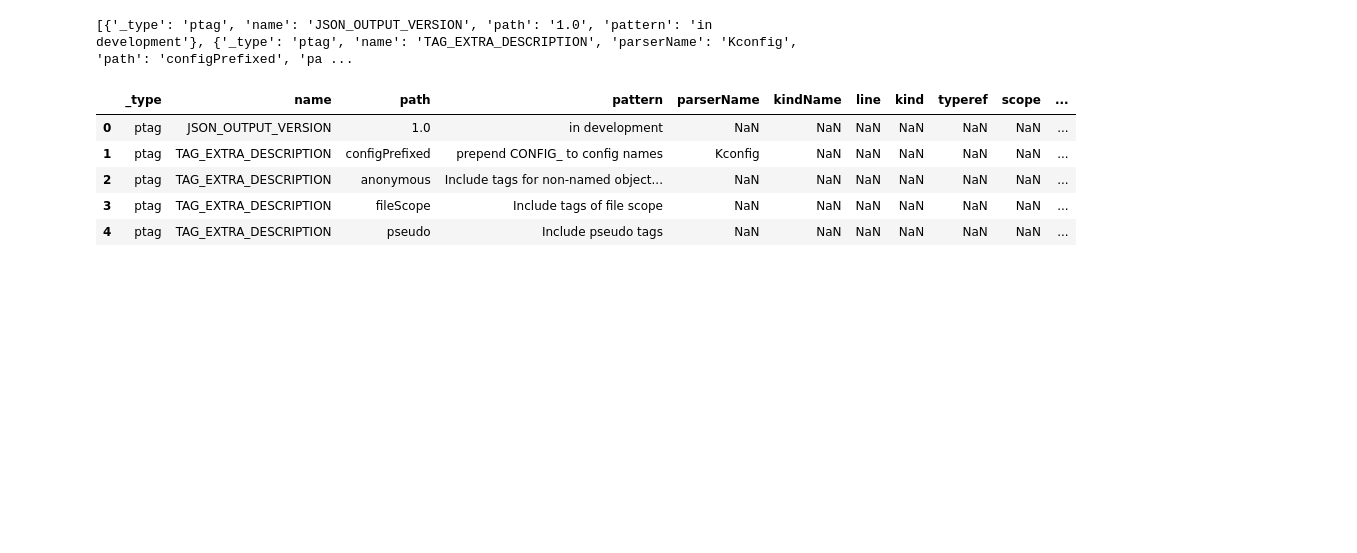
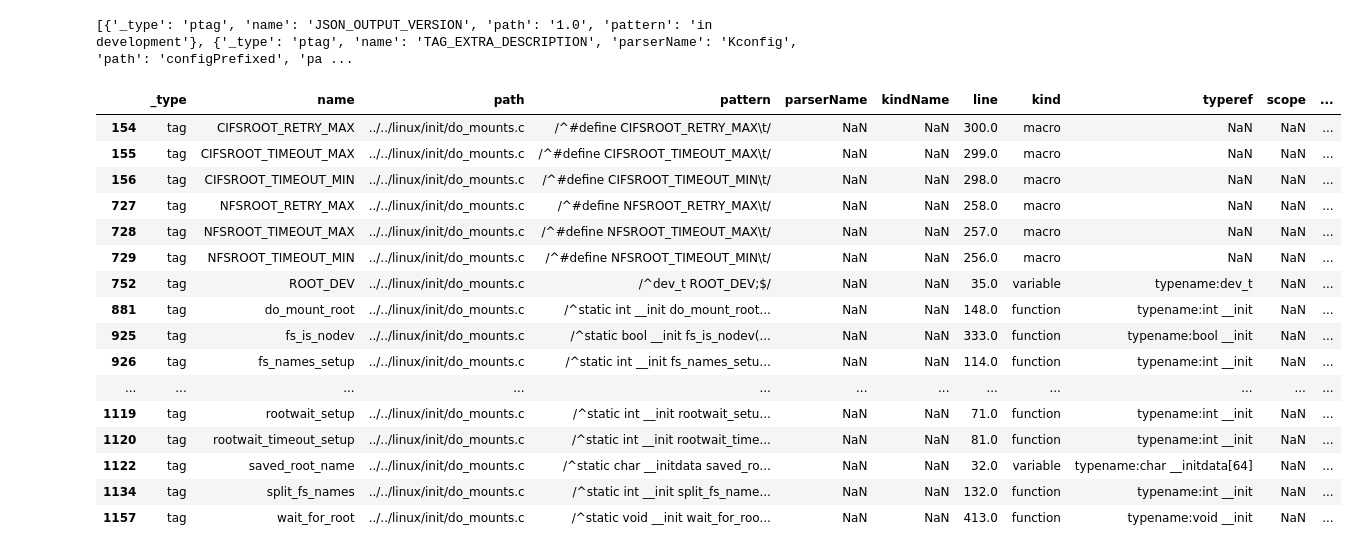
Before and after one commit to auto-d/forklift, a Jupyter notebook: notebooks/experimentation.ipynb, the cells around one changed output. Cells and saved outputs as stored; diff of their text form; code cells hidden in the pictures; blank space fills up the shorter version.

```diff
--- a/notebooks/experimentation.ipynb
+++ b/notebooks/experimentation.ipynb
@@ -291,12 +291,25 @@ print(data)
 [{'_type': 'ptag', 'name': 'JSON_OUTPUT_VERSION', 'path': '1.0', 'pattern': 'in development'}, {'_type': 'ptag', 'name': 'TAG_EXTRA_DESCRIPTION', 'parserName': 'Kconfig', 'path': 'configPrefixed', 'pa ...
 # %%
 df = pd.DataFrame(data)
+# %%
+df.drop(df[df._type != 'tag'].index, inplace=True)
 # %%
-df.head()
+df[df.path == "../../linux/init/do_mounts.c"]
 # %% [output]
 |  | _type | name | path | pattern | parserName | kindName | line | kind | typeref | scope | ... |
-| 0 | ptag | JSON_OUTPUT_VERSION | 1.0 | in development | NaN | NaN | NaN | NaN | NaN | NaN | ... |
-| 1 | ptag | TAG_EXTRA_DESCRIPTION | configPrefixed | prepend CONFIG_ to config names | Kconfig | NaN | NaN | NaN | NaN | NaN | ... |
-| 2 | ptag | TAG_EXTRA_DESCRIPTION | anonymous | Include tags for non-named object... | NaN | NaN | NaN | NaN | NaN | NaN | ... |
-| 3 | ptag | TAG_EXTRA_DESCRIPTION | fileScope | Include tags of file scope | NaN | NaN | NaN | NaN | NaN | NaN | ... |
-| 4 | ptag | TAG_EXTRA_DESCRIPTION | pseudo | Include pseudo tags | NaN | NaN | NaN | NaN | NaN | NaN | ... |
+| 154 | tag | CIFSROOT_RETRY_MAX | ../../linux/init/do_mounts.c | /^#define CIFSROOT_RETRY_MAX\t/ | NaN | NaN | 300.0 | macro | NaN | NaN | ... |
+| 155 | tag | CIFSROOT_TIMEOUT_MAX | ../../linux/init/do_mounts.c | /^#define CIFSROOT_TIMEOUT_MAX\t/ | NaN | NaN | 299.0 | macro | NaN | NaN | ... |
+| 156 | tag | CIFSROOT_TIMEOUT_MIN | ../../linux/init/do_mounts.c | /^#define CIFSROOT_TIMEOUT_MIN\t/ | NaN | NaN | 298.0 | macro | NaN | NaN | ... |
+| 727 | tag | NFSROOT_RETRY_MAX | ../../linux/init/do_mounts.c | /^#define NFSROOT_RETRY_MAX\t/ | NaN | NaN | 258.0 | macro | NaN | NaN | ... |
+| 728 | tag | NFSROOT_TIMEOUT_MAX | ../../linux/init/do_mounts.c | /^#define NFSROOT_TIMEOUT_MAX\t/ | NaN | NaN | 257.0 | macro | NaN | NaN | ... |
+| 729 | tag | NFSROOT_TIMEOUT_MIN | ../../linux/init/do_mounts.c | /^#define NFSROOT_TIMEOUT_MIN\t/ | NaN | NaN | 256.0 | macro | NaN | NaN | ... |
+| 752 | tag | ROOT_DEV | ../../linux/init/do_mounts.c | /^dev_t ROOT_DEV;$/ | NaN | NaN | 35.0 | variable | typename:dev_t | NaN | ... |
+| 881 | tag | do_mount_root | ../../linux/init/do_mounts.c | /^static int __init do_mount_root... | NaN | NaN | 148.0 | function | typename:int __init | NaN | ... |
+| 925 | tag | fs_is_nodev | ../../linux/init/do_mounts.c | /^static bool __init fs_is_nodev(... | NaN | NaN | 333.0 | function | typename:bool __init | NaN | ... |
+| 926 | tag | fs_names_setup | ../../linux/init/do_mounts.c | /^static int __init fs_names_setu... | NaN | NaN | 114.0 | function | typename:int __init | NaN | ... |
+| ... | ... | ... | ... | ... | ... | ... | ... | ... | ... | ... | ... |
+| 1119 | tag | rootwait_setup | ../../linux/init/do_mounts.c | /^static int __init rootwait_setu... | NaN | NaN | 71.0 | function | typename:int __init | NaN | ... |
+| 1120 | tag | rootwait_timeout_setup | ../../linux/init/do_mounts.c | /^static int __init rootwait_time... | NaN | NaN | 81.0 | function | typename:int __init | NaN | ... |
+| 1122 | tag | saved_root_name | ../../linux/init/do_mounts.c | /^static char __initdata saved_ro... | NaN | NaN | 32.0 | variable | typename:char __initdata[64] | NaN | ... |
+| 1134 | tag | split_fs_names | ../../linux/init/do_mounts.c | /^static int __init split_fs_name... | NaN | NaN | 132.0 | function | typename:int __init | NaN | ... |
+| 1157 | tag | wait_for_root | ../../linux/init/do_mounts.c | /^static void __init wait_for_roo... | NaN | NaN | 413.0 | function | typename:void __init | NaN | ... |
```
Also changed, not shown: parts of 1 cell of this notebook, 1 other file.
